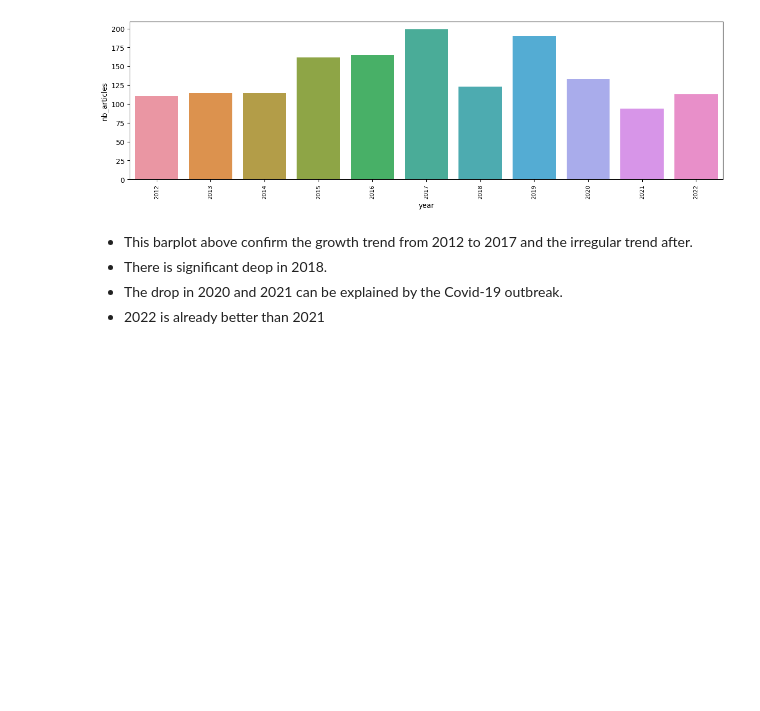
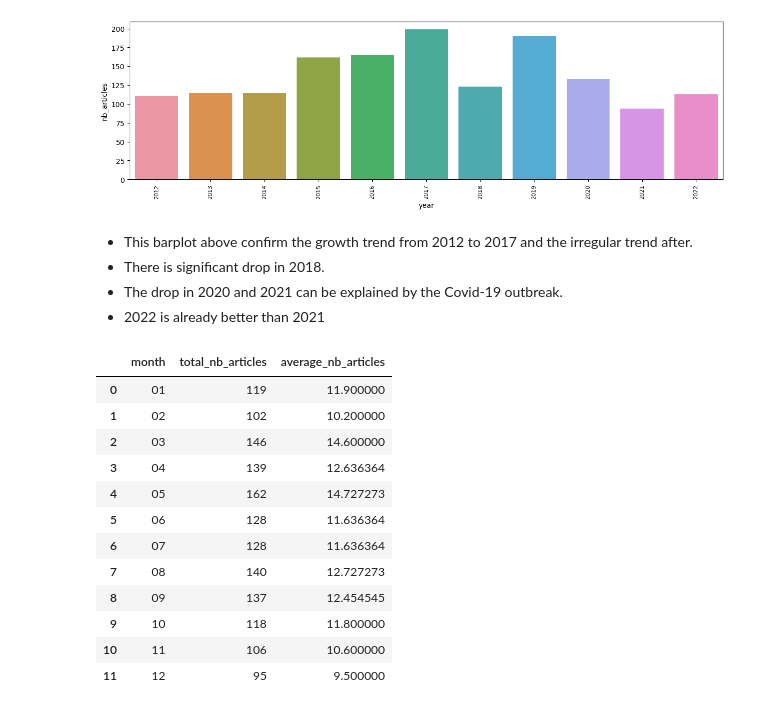
Before and after one commit to dialectique/Web-scraping-bot, a Jupyter notebook: notebooks/data_exploration.ipynb, the cells around one changed output. Saved outputs shown, nothing was run; the diff lists cells and outputs as text; code cells hidden in the pictures; blank space fills up the shorter version.

```diff
--- a/notebooks/data_exploration.ipynb
+++ b/notebooks/data_exploration.ipynb
@@ -326,6 +324,29 @@ plt.xticks(rotation=90, fontsize=8);
 [figure]
 # %% [markdown]
 - This barplot above confirm the growth trend from 2012 to 2017 and the irregular trend after.
-- There is significant deop in 2018.
+- There is significant drop in 2018.
 - The drop in 2020 and 2021 can be explained by the Covid-19 outbreak.
 - 2022 is already better than 2021
+# %%
+# Compute total and average number of articles for each month
+average_article_month = monthly_published_articles_nb.copy()
+average_article_month['month'] = average_article_month['month'].astype(str).apply(lambda x: x[5:])
+average_article_month = average_article_month.groupby(by="month", as_index=False).agg(
+    total_nb_articles=('nb_articles', sum),
+    average_nb_articles=('nb_articles', np.mean)
+)
+average_article_month
+# %% [output]
+|  | month | total_nb_articles | average_nb_articles |
+| 0 | 01 | 119 | 11.900000 |
+| 1 | 02 | 102 | 10.200000 |
+| 2 | 03 | 146 | 14.600000 |
+| 3 | 04 | 139 | 12.636364 |
+| 4 | 05 | 162 | 14.727273 |
+| 5 | 06 | 128 | 11.636364 |
+| 6 | 07 | 128 | 11.636364 |
+| 7 | 08 | 140 | 12.727273 |
+| 8 | 09 | 137 | 12.454545 |
+| 9 | 10 | 118 | 11.800000 |
+| 10 | 11 | 106 | 10.600000 |
+| 11 | 12 | 95 | 9.500000 |
```
Also changed, not shown: parts of 7 cells of this notebook.
